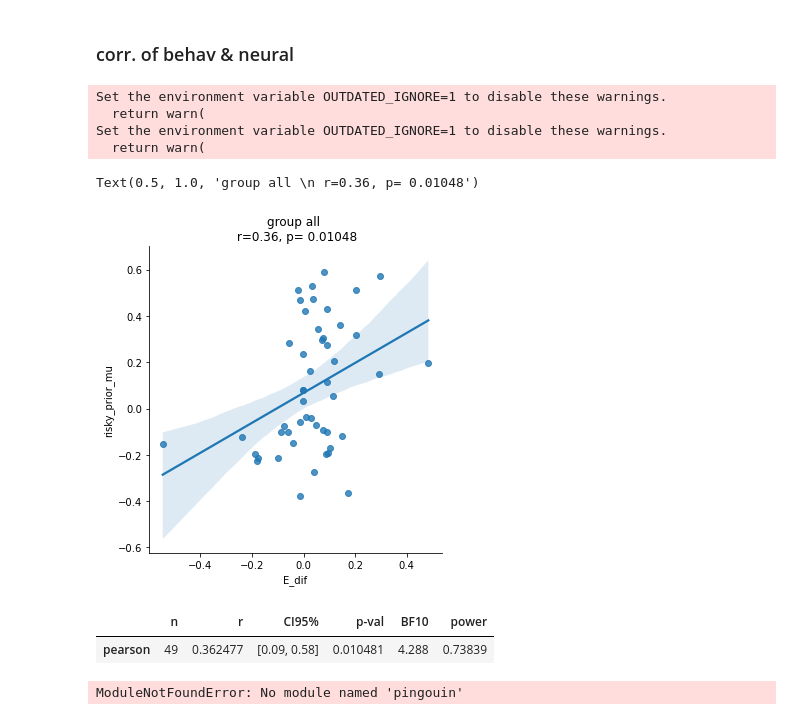
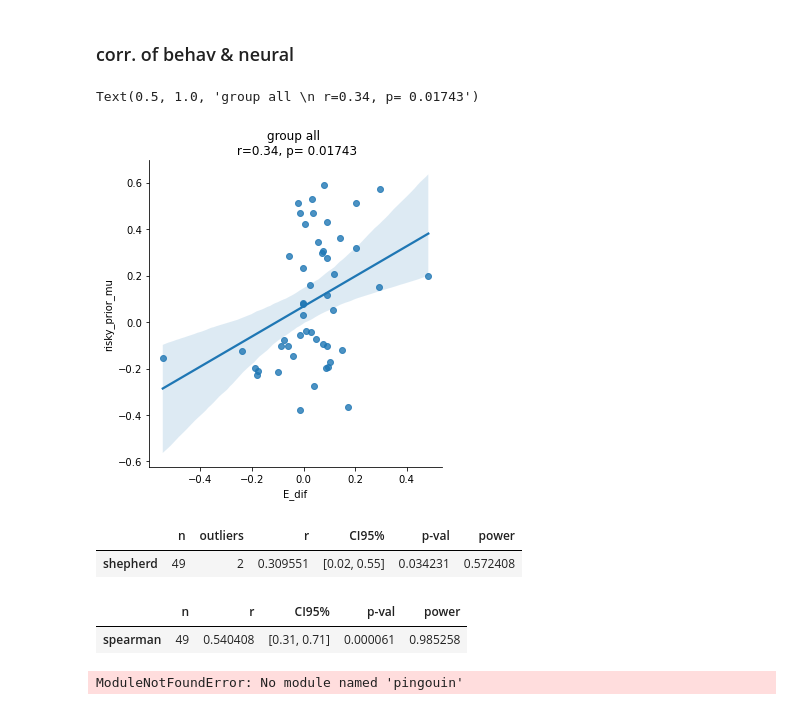
Before and after one commit to Gilles86/stress_risk, a Jupyter notebook: stress_risk/analyse_results/shifts_decode-priors.ipynb, the cells around one changed output. Saved outputs shown, nothing was run; the diff lists cells and outputs as text; code cells hidden in the pictures.

```diff
--- a/stress_risk/analyse_results/shifts_decode-priors.ipynb
+++ b/stress_risk/analyse_results/shifts_decode-priors.ipynb
@@ -129,22 +129,25 @@ import pingouin
 gr = 'all'
 t = df_comb#.xs(gr,0,'group')
 sns.lmplot(data=t.reset_index() , x='E_dif', y = f'{name_prior}_mu') #, hue='group'
-cor = pingouin.corr(t['E_dif'], t[f'{name_prior}_mu'])
+cor = pingouin.corr(t['E_dif'], t[f'{name_prior}_mu'], method='bicor') # 'bicor'
 r_ = np.round(cor['r'][0], 2)
 p = np.round(cor['p-val'][0], 5)
 plt.title(f'group {gr} \n r={r_}, p= {p}')
+
+#t.to_csv('/Users/mrenke/data/ds-stressrisk/interim_sum_data/r-prior-shift_Ediff_AUC.csv')
 # %% [output]
-Set the environment variable OUTDATED_IGNORE=1 to disable these warnings.
-  return warn(
-Set the environment variable OUTDATED_IGNORE=1 to disable these warnings.
-  return warn(
+Text(0.5, 1.0, 'group all \n r=0.34, p= 0.01743')
-Text(0.5, 1.0, 'group all \n r=0.36, p= 0.01048')
 [figure]
-# %%
-cor
-# %% [output]
-|  | n | r | CI95% | p-val | BF10 | power |
-| pearson | 49 | 0.362477 | [0.09, 0.58] | 0.010481 | 4.288 | 0.73839 |
+# %%
+pingouin.corr(t['E_dif'], t[f'{name_prior}_mu'], method='shepherd') # 'bicor''percbend')
+# %% [output]
+|  | n | outliers | r | CI95% | p-val | power |
+| shepherd | 49 | 2 | 0.309551 | [0.02, 0.55] | 0.034231 | 0.572408 |
+# %%
+pingouin.corr(t['E_dif'], t[f'{name_prior}_mu'], method='spearman') # 'bicor'
+# %% [output]
+|  | n | r | CI95% | p-val | power |
+| spearman | 49 | 0.540408 | [0.31, 0.71] | 0.000061 | 0.985258 |
 # %%
 from utils import get_stress_level
 df_auc = get_stress_level()
```
Also changed, not shown: 2 other files.
